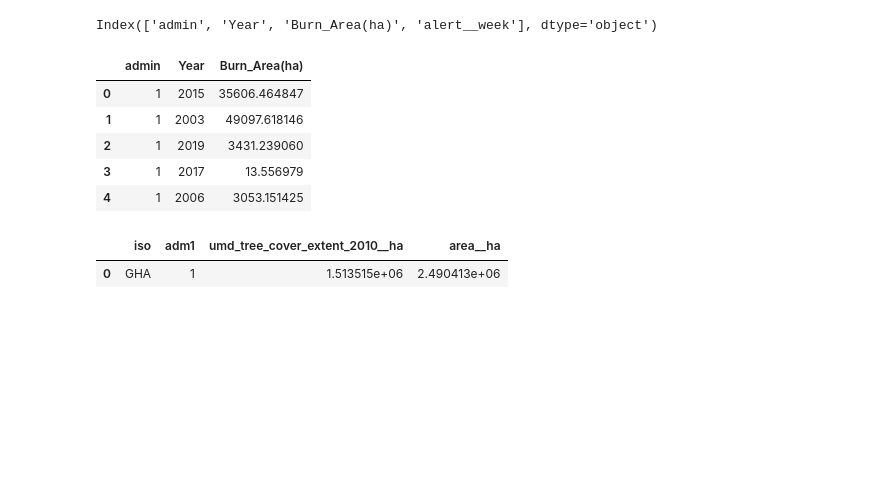
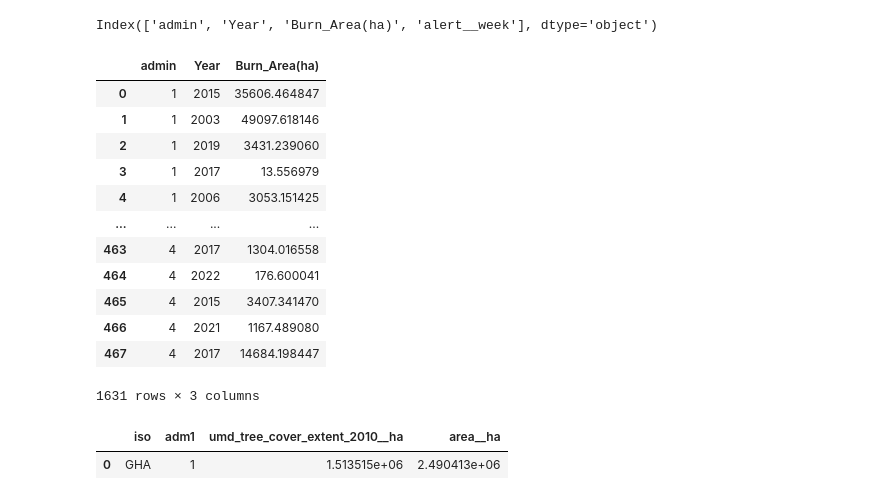
Before and after one commit to Sk2195/The-Chocolate-Project, a Jupyter notebook: Data Cleaning/Forest Data-Cleaning.ipynb, the cells around one changed output. Cells and saved outputs as stored; diff of their text form; code cells hidden in the pictures; blank space fills up the shorter version.

```diff
--- a/Data Cleaning/Forest Data-Cleaning.ipynb
+++ b/Data Cleaning/Forest Data-Cleaning.ipynb
@@ -241,14 +241,21 @@ Index(['admin', 'Year', 'Burn_Area(ha)', 'alert__week'], dtype='object')
 fire_data.drop(columns=['alert__week'],inplace=True)
 # %%
 # Data to merge
-fire_data.head()
+fire_data
 # %% [output]
 |  | admin | Year | Burn_Area(ha) |
 | 0 | 1 | 2015 | 35606.464847 |
 | 1 | 1 | 2003 | 49097.618146 |
 | 2 | 1 | 2019 | 3431.239060 |
 | 3 | 1 | 2017 | 13.556979 |
 | 4 | 1 | 2006 | 3053.151425 |
+| ... | ... | ... | ... |
+| 463 | 4 | 2017 | 1304.016558 |
+| 464 | 4 | 2022 | 176.600041 |
+| 465 | 4 | 2015 | 3407.341470 |
+| 466 | 4 | 2021 | 1167.489080 |
+| 467 | 4 | 2017 | 14684.198447 |
+1631 rows × 3 columns
 # %%
 df5.head(5)
 # %% [output]
```
Also changed, not shown: parts of 32 cells of this notebook.
